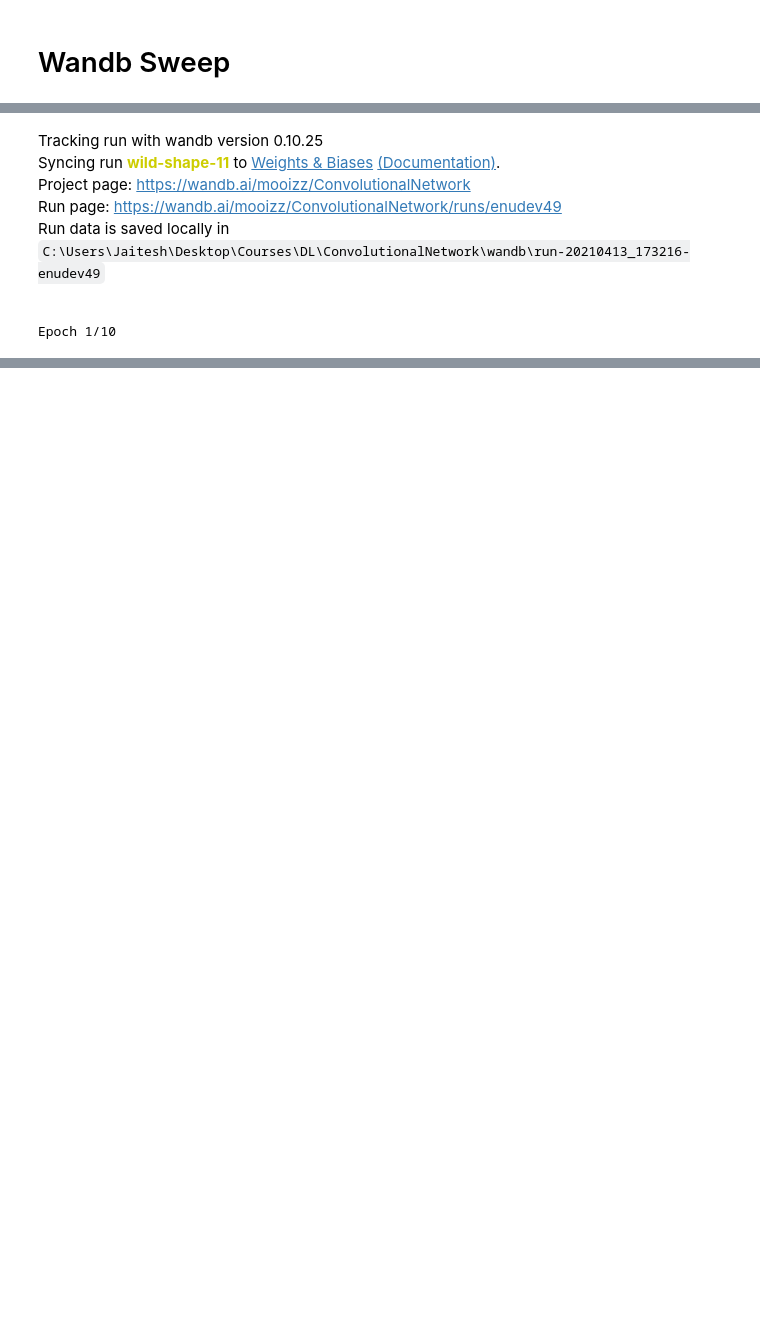
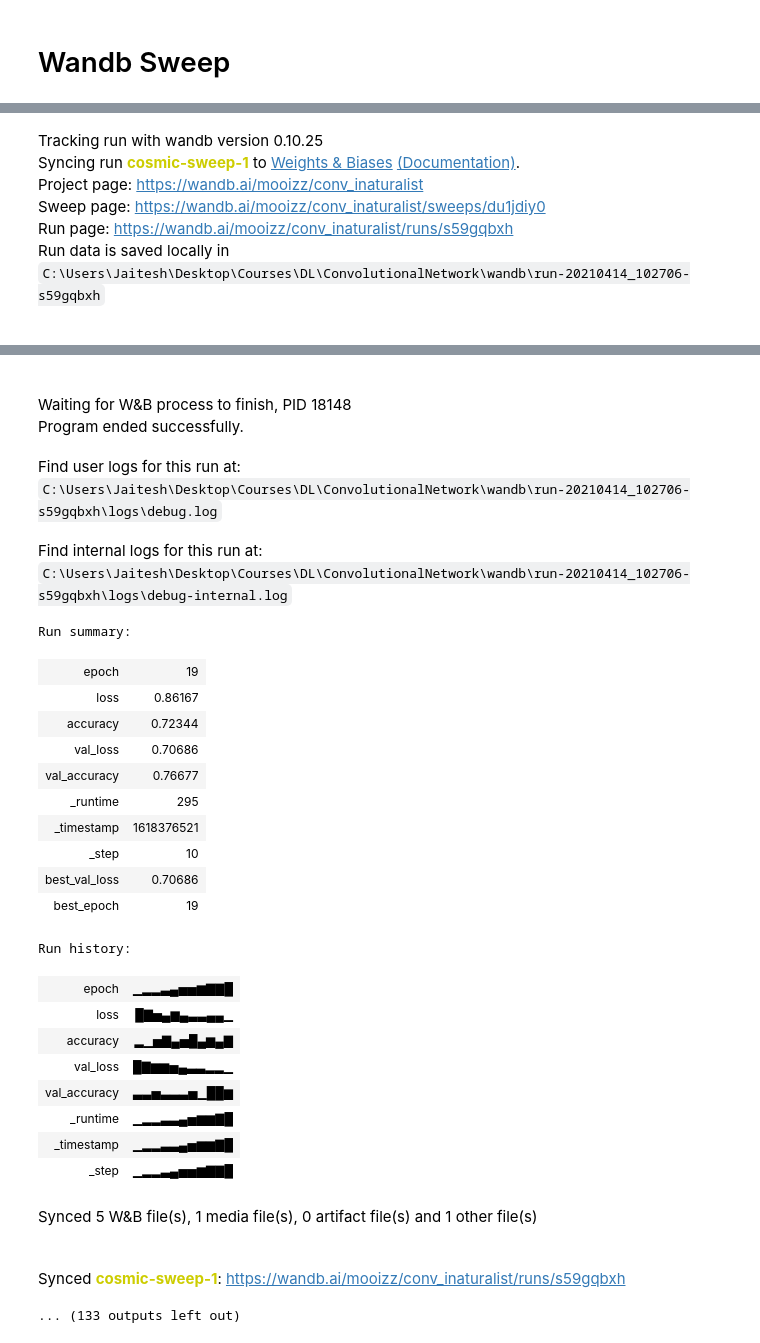
Before and after one commit to 0-5-blood-prince/ConvolutionNetwork, a Jupyter notebook: PartB.ipynb, the cells around one changed output, grey strips where cells are left out. Saved outputs shown, nothing was run; the diff lists cells and outputs as text; code cells hidden in the pictures; blank space fills up the shorter version.

```diff
--- a/PartB.ipynb
+++ b/PartB.ipynb
@@ -215,8 +215,8 @@ def finetune():
     l = base_model.layers
     fine_tune_at = n
     base_model.trainable = True
-    if config.strategy == 0:
-        fine_tune_at = n
+#     if config.strategy == 0:
+#         fine_tune_at = n
     if config.strategy == 1:
         fine_tune_at = n-1
     if config.strategy == 2:
@@ -245,5 +245,5 @@ def finetune():
 # %%
 # sweep_id = wandb.sweep(sweep_config, entity="mooizz",project="conv_inaturalist")
 # %%
-wandb.agent(sweep_id, finetune())
+wandb.agent(sweep_id, finetune)
 # %% [output]
@@ -250,6 +256,6 @@ wandb.agent(sweep_id, finetune())
 Tracking run with wandb version 0.10.25
-Syncing run wild-shape-11 to Weights & Biases (Documentation).
-Project page: https://wandb.ai/mooizz/ConvolutionalNetwork
-Run page: https://wandb.ai/mooizz/ConvolutionalNetwork/runs/enudev49
-Run data is saved locally in C:\Users\Jaitesh\Desktop\Courses\DL\ConvolutionalNetwork\wandb\run-20210413_173216-enudev49
+Syncing run cosmic-sweep-1 to Weights & Biases (Documentation).
+Project page: https://wandb.ai/mooizz/conv_inaturalist
+Sweep page: https://wandb.ai/mooizz/conv_inaturalist/sweeps/du1jdiy0
+Run page: https://wandb.ai/mooizz/conv_inaturalist/runs/s59gqbxh
+Run data is saved locally in C:\Users\Jaitesh\Desktop\Courses\DL\ConvolutionalNetwork\wandb\run-20210414_102706-s59gqbxh
-Epoch 1/10
@@ -255,0 +279,27 @@ Epoch 1/10
+Waiting for W&B process to finish, PID 18148
+Program ended successfully.
+Find user logs for this run at: C:\Users\Jaitesh\Desktop\Courses\DL\ConvolutionalNetwork\wandb\run-20210414_102706-s59gqbxh\logs\debug.log
+Find internal logs for this run at: C:\Users\Jaitesh\Desktop\Courses\DL\ConvolutionalNetwork\wandb\run-20210414_102706-s59gqbxh\logs\debug-internal.log
+Run summary:
+| epoch | 19 |
+| loss | 0.86167 |
+| accuracy | 0.72344 |
+| val_loss | 0.70686 |
+| val_accuracy | 0.76677 |
+| _runtime | 295 |
+| _timestamp | 1618376521 |
+| _step | 10 |
+| best_val_loss | 0.70686 |
+| best_epoch | 19 |
+Run history:
+| epoch | ▁▂▂▃▄▅▅▆▇▇█ |
+| loss | █▇▅▄▆▄▃▃▄▄▁ |
+| accuracy | ▂▁▅▇▄▅█▄▆▄▇ |
+| val_loss | █▇▆▆▅▄▃▃▂▂▁ |
+| val_accuracy | ▃▃▅▃▃▃▅▁██▆ |
+| _runtime | ▁▂▂▃▃▄▅▆▆▇█ |
+| _timestamp | ▁▂▂▃▃▄▅▆▆▇█ |
+| _step | ▁▂▂▃▄▅▅▆▇▇█ |
+Synced 5 W&B file(s), 1 media file(s), 0 artifact file(s) and 1 other file(s)
+Synced cosmic-sweep-1: https://wandb.ai/mooizz/conv_inaturalist/runs/s59gqbxh
+... (133 outputs left out)
```
Also changed, not shown: parts of 2 cells of this notebook, 1 other file.
